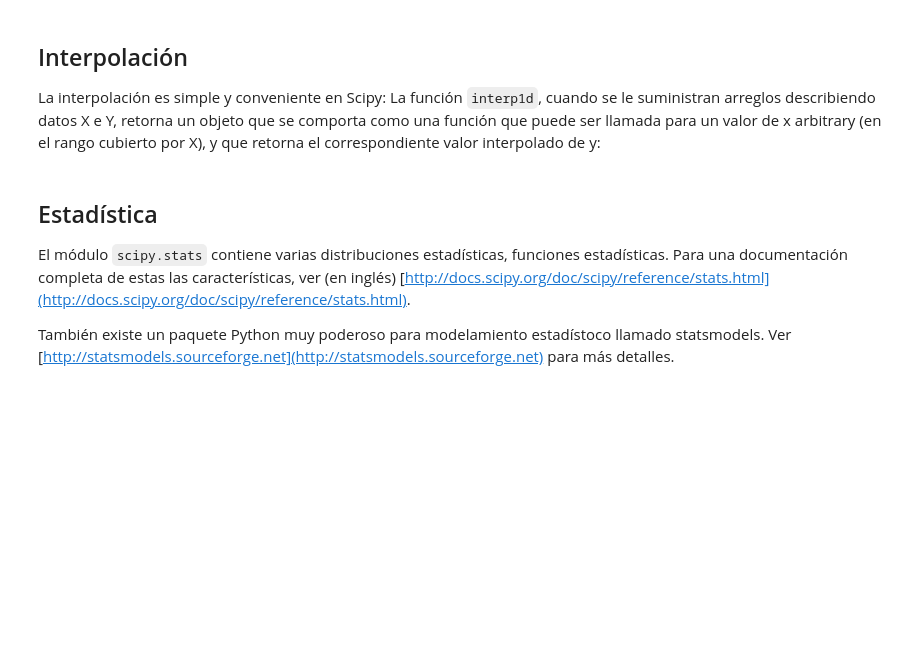
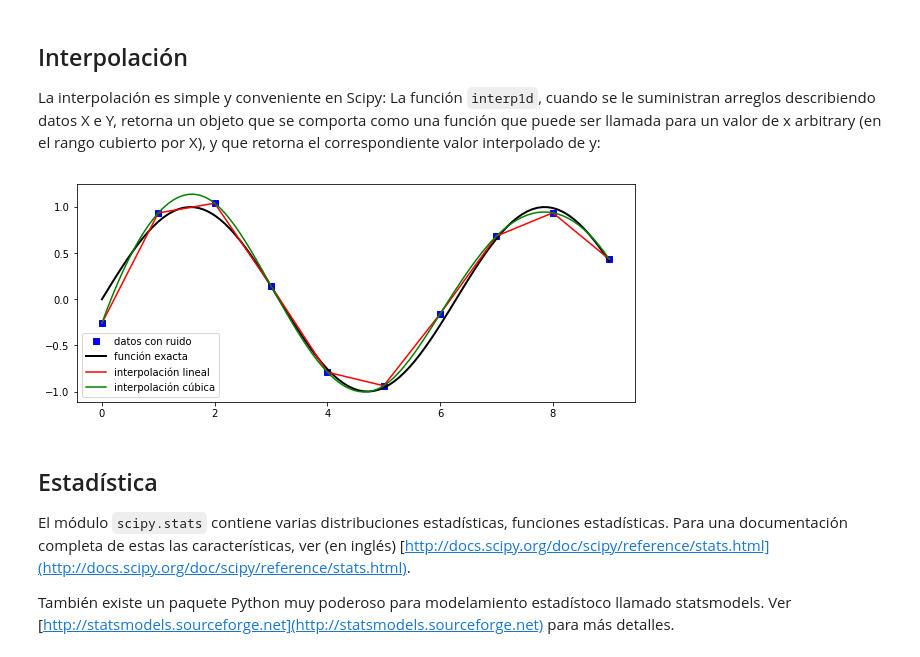
Before and after one commit to PythonUdeC/CPC19, a Jupyter notebook: 04-Scipy.ipynb, the cells around one changed output. Saved outputs shown, nothing was run; the diff lists cells and outputs as text; code cells hidden in the pictures; blank space fills up the shorter version.

```diff
--- a/04-Scipy.ipynb
+++ b/04-Scipy.ipynb
@@ -478,12 +538,12 @@ La interpolación es simple y conveniente en Scipy: La función `interp1d`, cuan
 from scipy.interpolate import *
 # %%
 def f(x):
-    return sin(x)
+    return np.sin(x)
 # %%
-n = arange(0, 10)
-x = linspace(0, 9, 100)
+n = np.arange(0, 10)
+x = np.linspace(0, 9, 100)
 
-y_meas = f(n) + 0.1 * randn(len(n)) # simula medidas con error
+y_meas = f(n) + 0.1 * np.random.randn(len(n)) # simula medidas con error
 y_real = f(x)
 
 linear_interpolation = interp1d(n, y_meas)
@@ -492,12 +552,14 @@ y_interp1 = linear_interpolation(x)
 cubic_interpolation = interp1d(n, y_meas, kind='cubic')
 y_interp2 = cubic_interpolation(x)
 # %%
-fig, ax = subplots(figsize=(10,4))
+fig, ax = plt.subplots(figsize=(10,4))
 ax.plot(n, y_meas, 'bs', label='datos con ruido')
 ax.plot(x, y_real, 'k', lw=2, label=u'función exacta')
 ax.plot(x, y_interp1, 'r', label=u'interpolación lineal')
 ax.plot(x, y_interp2, 'g', label=u'interpolación cúbica')
 ax.legend(loc=3);
+# %% [output]
+[figure, added]
 # %% [markdown]
 ## Estadística
 
```
Also changed, not shown: parts of 35 cells of this notebook.
